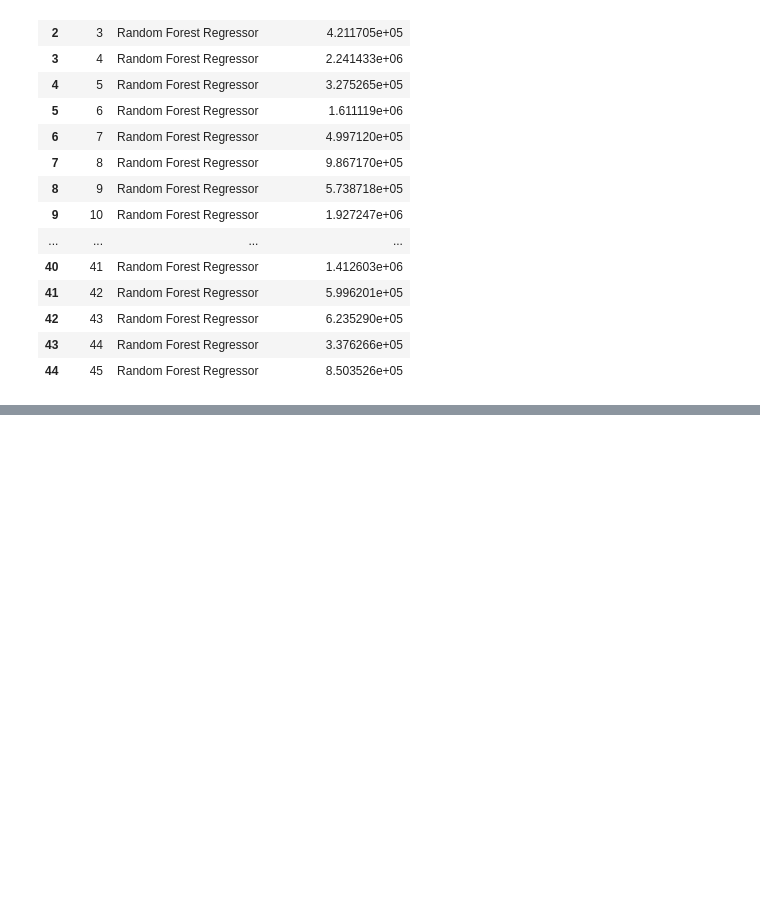
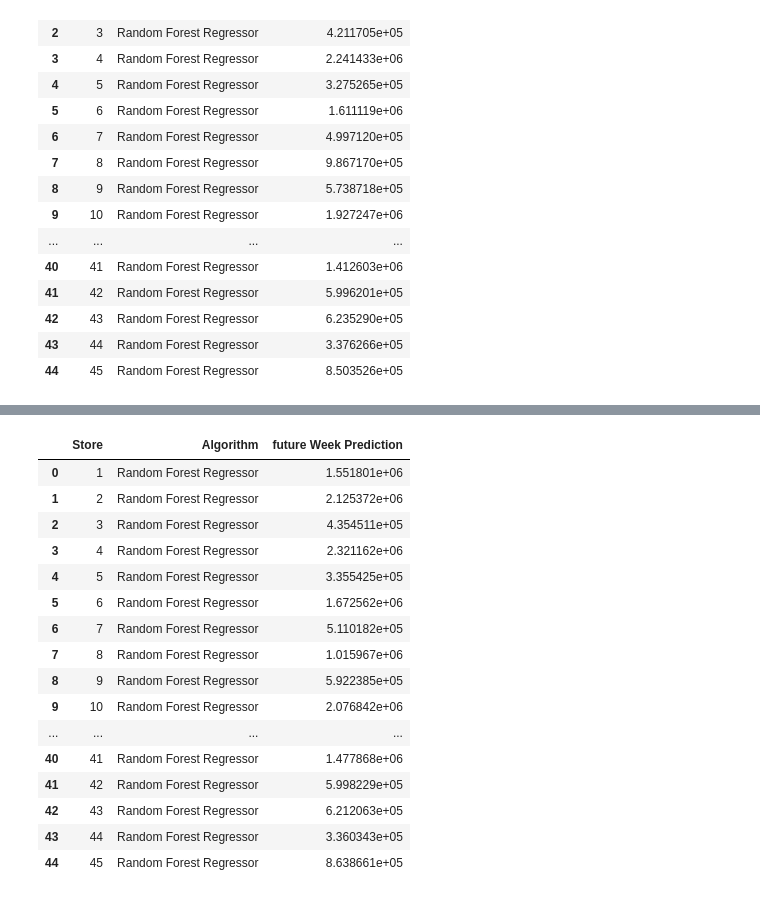
Before and after one commit to Franceskling/final_project, a Jupyter notebook: machine_learning/ALLstores_sales_future_forecast_ML.ipynb, the cells around one changed output, grey strips where cells are left out. Drawn from its saved outputs; the diff is of its cells as text; code cells hidden in the pictures; blank space fills up the shorter version.

```diff
--- a/machine_learning/ALLstores_sales_future_forecast_ML.ipynb
+++ b/machine_learning/ALLstores_sales_future_forecast_ML.ipynb
@@ -466,0 +578,22 @@ Store_scoring_02
+# %%
+# Future prediction Dataframe
+future_prediction_02 = pd.DataFrame(Future_prediction_02)
+future_prediction_02
+# %% [output]
+|  | Store | Algorithm | future Week Prediction |
+| 0 | 1 | Random Forest Regressor | 1.551801e+06 |
+| 1 | 2 | Random Forest Regressor | 2.125372e+06 |
+| 2 | 3 | Random Forest Regressor | 4.354511e+05 |
+| 3 | 4 | Random Forest Regressor | 2.321162e+06 |
+| 4 | 5 | Random Forest Regressor | 3.355425e+05 |
+| 5 | 6 | Random Forest Regressor | 1.672562e+06 |
+| 6 | 7 | Random Forest Regressor | 5.110182e+05 |
+| 7 | 8 | Random Forest Regressor | 1.015967e+06 |
+| 8 | 9 | Random Forest Regressor | 5.922385e+05 |
+| 9 | 10 | Random Forest Regressor | 2.076842e+06 |
+| ... | ... | ... | ... |
+| 40 | 41 | Random Forest Regressor | 1.477868e+06 |
+| 41 | 42 | Random Forest Regressor | 5.998229e+05 |
+| 42 | 43 | Random Forest Regressor | 6.212063e+05 |
+| 43 | 44 | Random Forest Regressor | 3.360343e+05 |
+| 44 | 45 | Random Forest Regressor | 8.638661e+05 |
```
Also changed, not shown: parts of 42 cells of this notebook, 9 other files.
